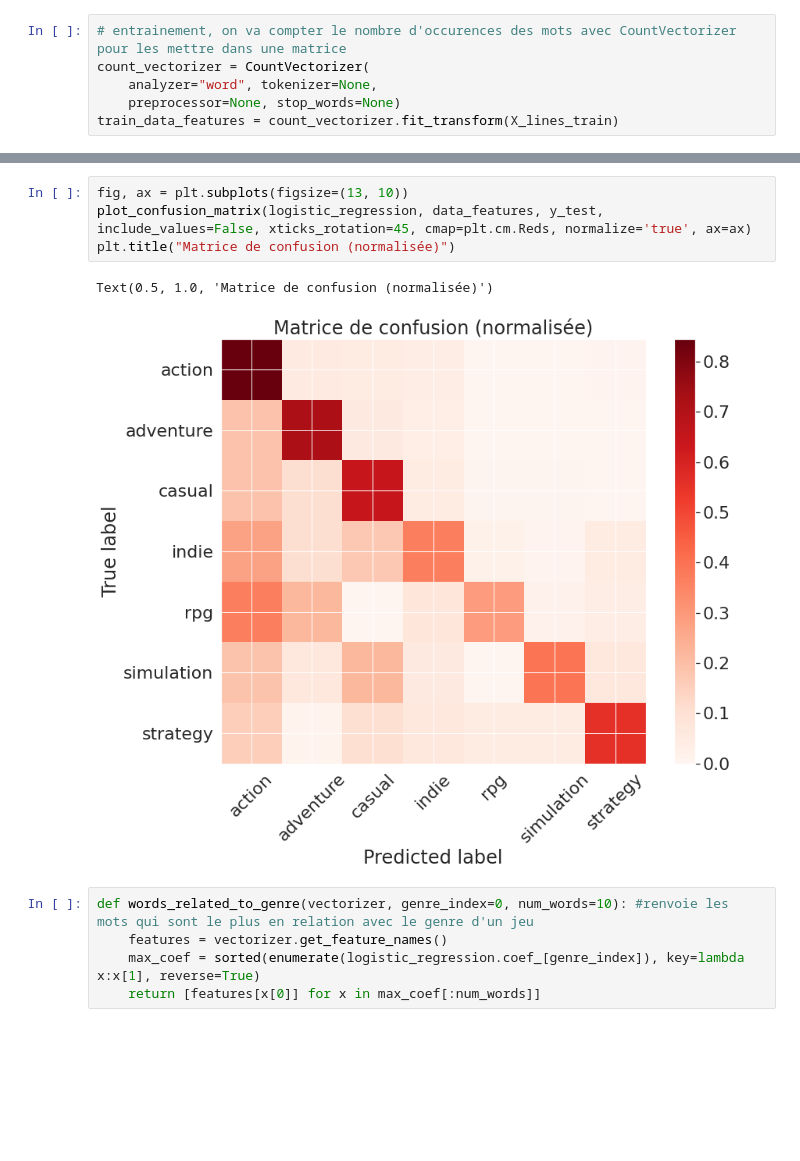
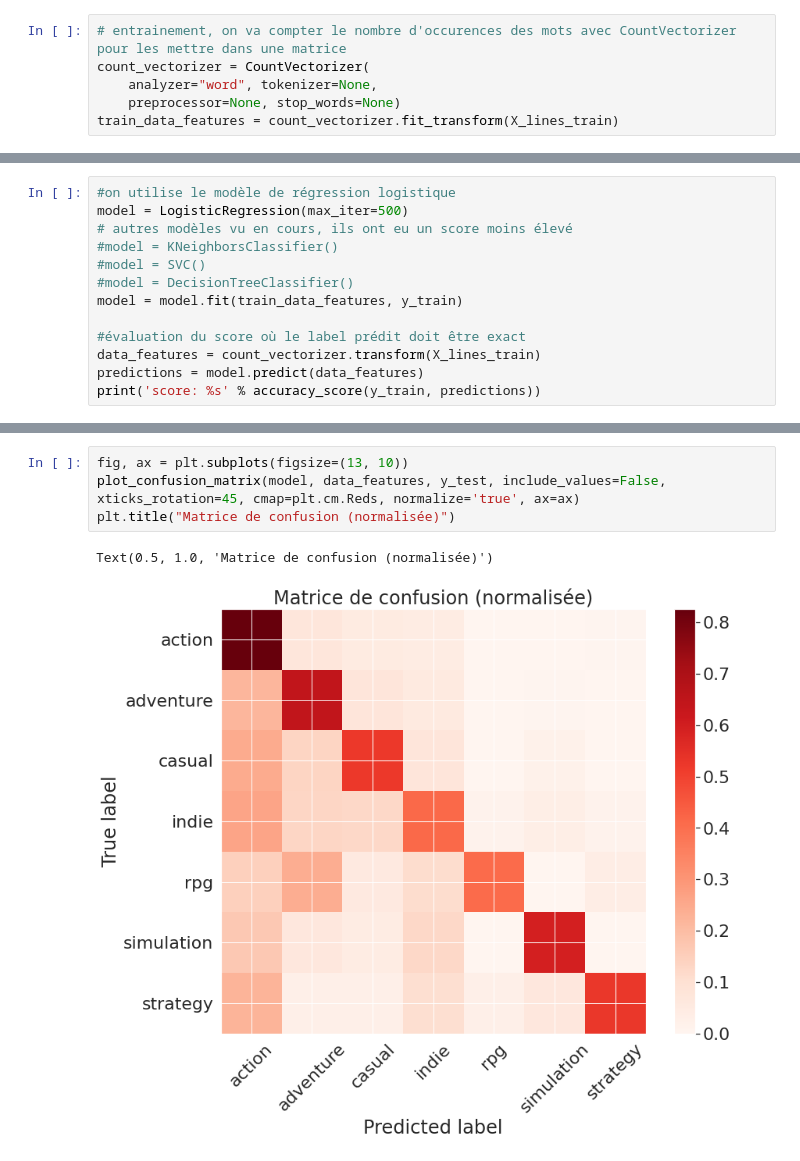
Before and after one commit to ArthurClot/projet-IAS, a Jupyter notebook: projet_ias_model.ipynb, the cells around one changed output, grey strips where cells are left out. Drawn from its saved outputs; the diff is of its cells as text; blank space fills up the shorter version.

Commit message:
modèle

```diff
--- a/projet_ias_model.ipynb
+++ b/projet_ias_model.ipynb
@@ -692,3 +777,16 @@ logistic_regression = logistic_regression.fit(train_data_features, y_train)
+# %%
+#on utilise le modèle de régression logistique
+model = LogisticRegression(max_iter=500)
+# autres modèles vu en cours, ils ont eu un score moins élevé
+#model = KNeighborsClassifier()
+#model = SVC()
+#model = DecisionTreeClassifier()
+model = model.fit(train_data_features, y_train)
+
+#évaluation du score où le label prédit doit être exact
+data_features = count_vectorizer.transform(X_lines_train)
+predictions = model.predict(data_features)
+print('score: %s' % accuracy_score(y_train, predictions))
 # %%
 count_vectorizer.get_feature_names()[90:100] #pour voir quelques exemples de mots dans les descriptions
 # %% [output]
@@ -728,12 +826,7 @@ matrice de confusion non normalisée
 # %%
 fig, ax = plt.subplots(figsize=(13, 10))
-plot_confusion_matrix(logistic_regression, data_features, y_test, include_values=False, xticks_rotation=45, cmap=plt.cm.Reds, normalize='true', ax=ax)
+plot_confusion_matrix(model, data_features, y_test, include_values=False, xticks_rotation=45, cmap=plt.cm.Reds, normalize='true', ax=ax)
 plt.title("Matrice de confusion (normalisée)")
 # %% [output]
 Text(0.5, 1.0, 'Matrice de confusion (normalisée)')
-[figure, old version]
+[figure, new version]
-# %%
-def words_related_to_genre(vectorizer, genre_index=0, num_words=10): #renvoie les mots qui sont le plus en relation avec le genre d'un jeu
-    features = vectorizer.get_feature_names()
-    max_coef = sorted(enumerate(logistic_regression.coef_[genre_index]), key=lambda x:x[1], reverse=True)
-    return [features[x[0]] for x in max_coef[:num_words]]
```
Also changed, not shown: parts of 13 cells of this notebook.
